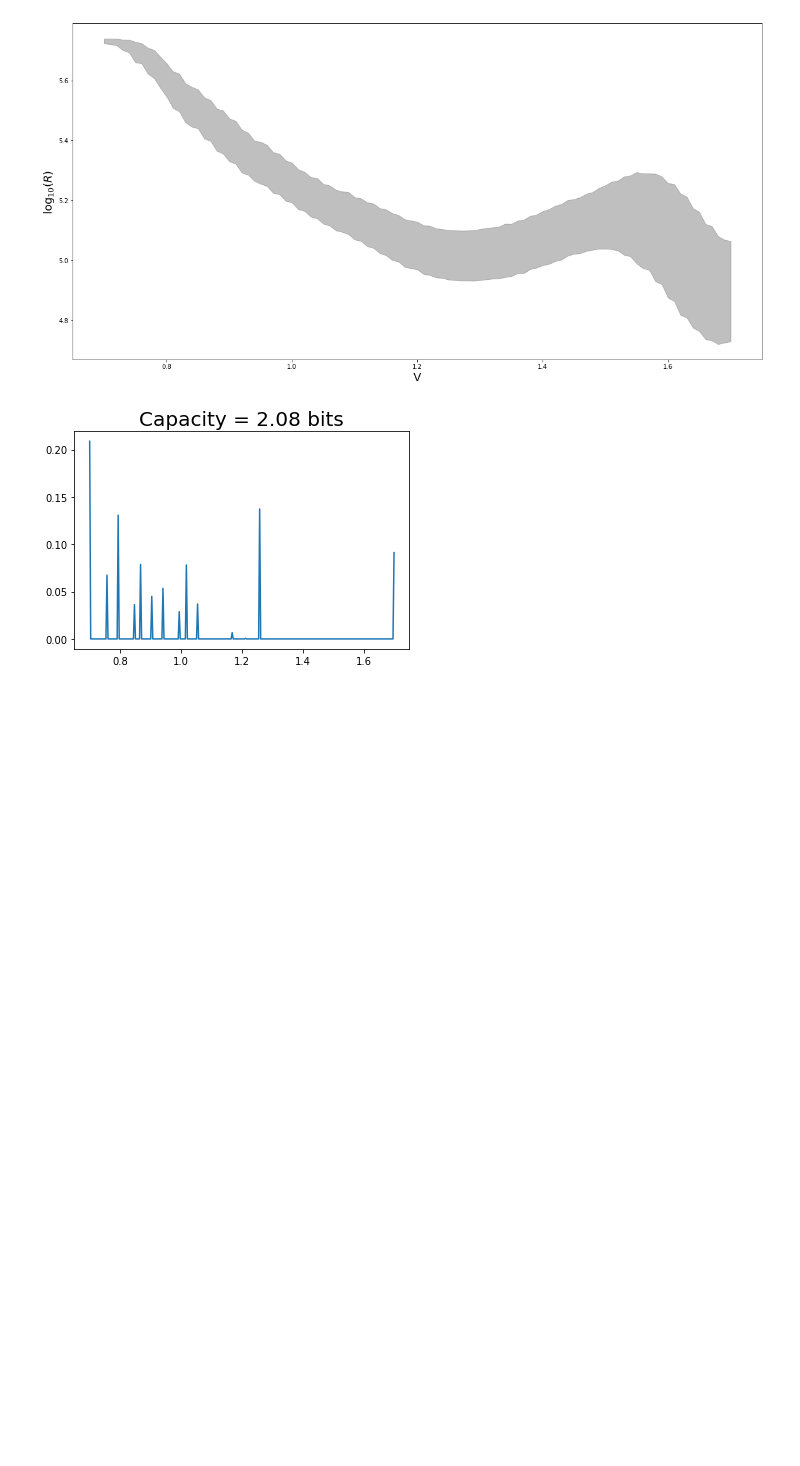
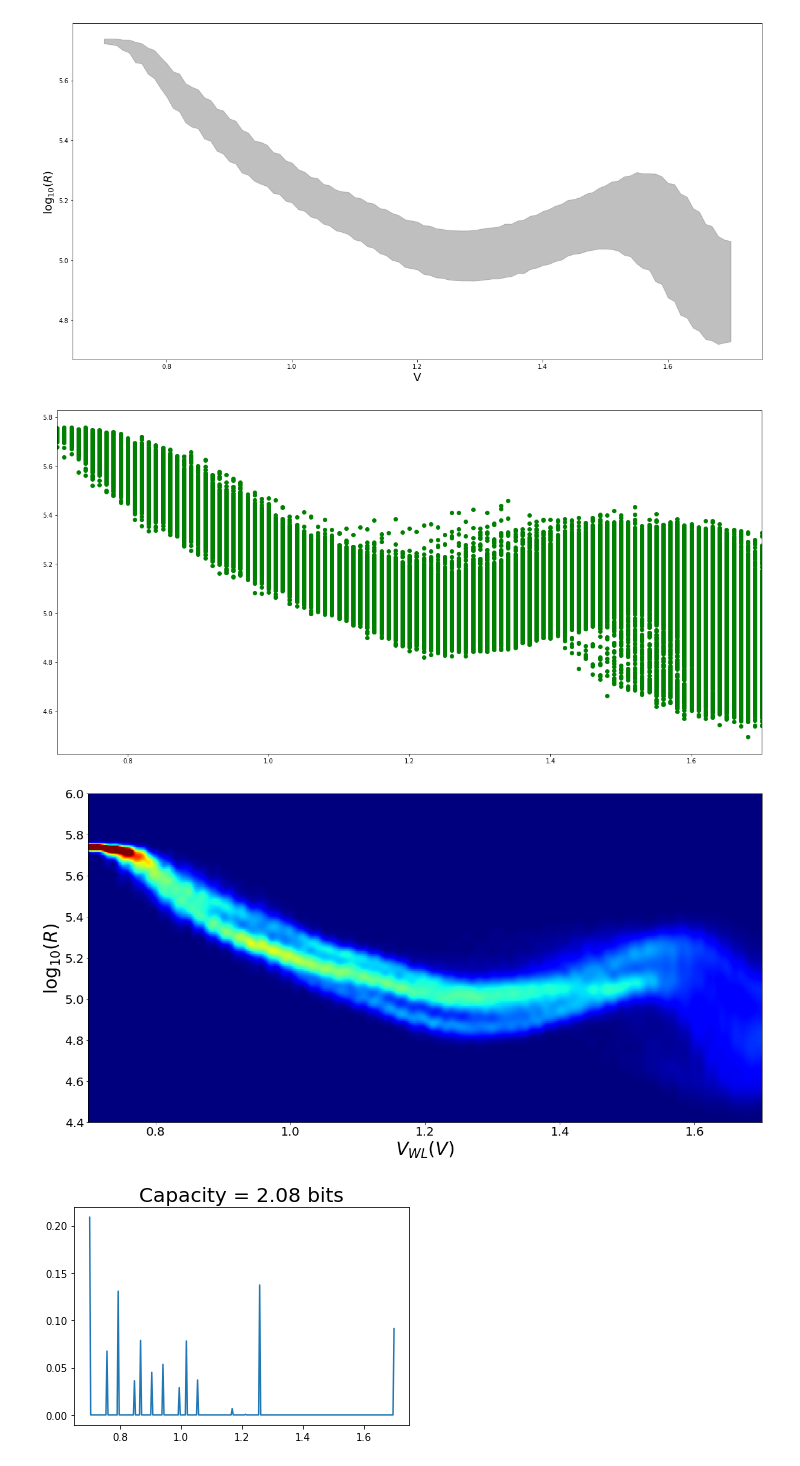
Before and after one commit to rzarcone/PCM_Paper, a Jupyter notebook: New_PCM_Data.ipynb, the cells around one changed output. Drawn from its saved outputs; the diff is of its cells as text; code cells hidden in the pictures; blank space fills up the shorter version.

Commit message:
new pcm density plot

```diff
--- a/New_PCM_Data.ipynb
+++ b/New_PCM_Data.ipynb
@@ -71,9 +71,11 @@ def upsample_data(V, R, to_plot_or_not_to_plot = True, resample_rate = 1000):
 #         plt.imshow(flipped_P_RV, origin='lower', aspect = 'auto',extent=[0.7,1.7,4.5,6.6], vmin=0.0,vmax=0.05, cmap='jet')
 #         plt.ylim(5.0,5.81)
         plt.imshow(flipped_P_RV, origin='lower', aspect = 'auto',extent=[0.7,1.7,3.0,7.6], vmin=0.0,vmax=0.05, cmap='jet')
-        plt.ylim(4.25,6.0)
-        plt.xlabel(r'$V$', fontsize=18)
-        plt.ylabel(r'$\log _{ 10 }{ \left( R \right)  }$ ', fontsize=18)
+        plt.ylim(4.4,6.0)
+        plt.xlabel(r'$V_{WL}\left(V\right)$', fontsize=30)
+        plt.ylabel(r'$\log _{ 10 }{ \left( R \right)  }$ ', fontsize=30)
+        plt.yticks(fontsize=20)
+        plt.xticks(fontsize=20)
         plt.savefig('Plots/pcm_density_plot.png')
 
     return flipped_P_RV, V, R
@@ -258,7 +260,10 @@ V_super, R_super = super_channel(data_path, device_nums, diffs, colors, alphas)
 [figure]
 [figure]
 # %%
-flipped_P_RV, V, R = upsample_data(V_super, R_super, to_plot_or_not_to_plot = False, resample_rate = 300) #was 300
+flipped_P_RV, V, R = upsample_data(V_super, R_super, to_plot_or_not_to_plot = True, resample_rate = 1000) #was 300
+# %% [output]
+[figure, added]
+[figure, added]
 # %%
 varr_maker(flipped_P_RV, V, R, color = 'purple', plot_varrs = False);
 # %%
```
Also changed, not shown: 1 other file.
